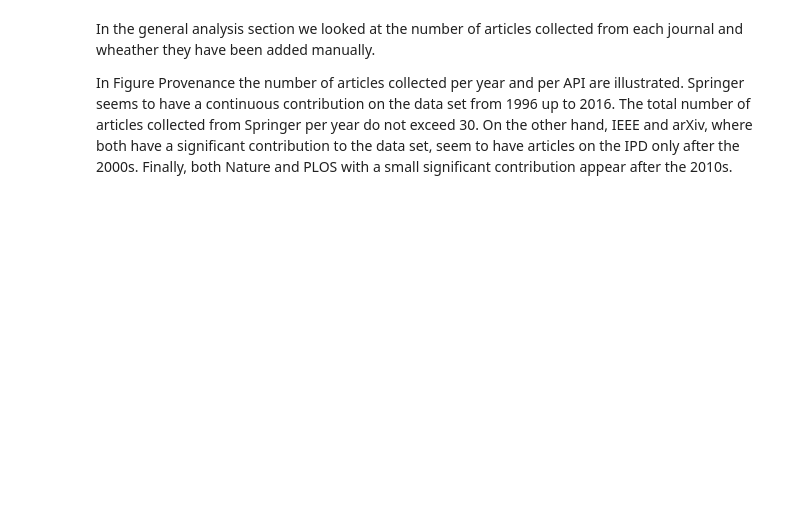
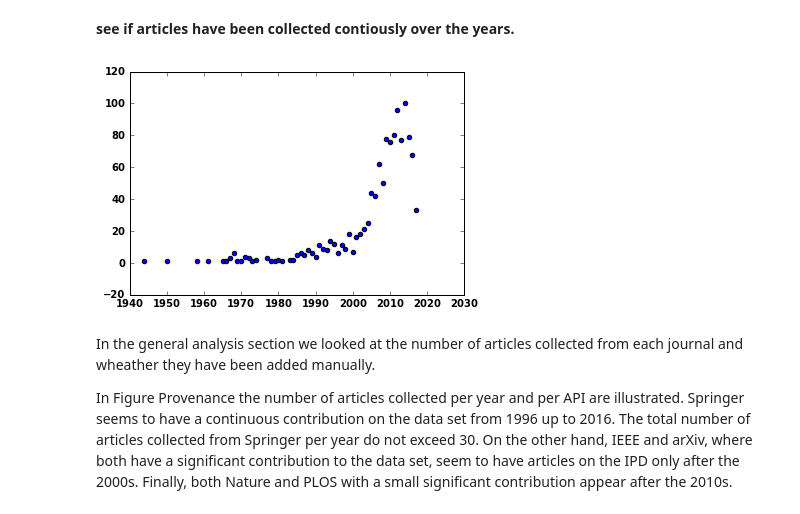
Before and after one commit to Nikoleta-v3/bibliometric-study-of-the-prisoners-dilemma, a Jupyter notebook: src/nbs/2. Temporal Analysis.ipynb, the cells around one changed output. Drawn from its saved outputs; the diff is of its cells as text; code cells hidden in the pictures; blank space fills up the shorter version.

```diff
--- a/src/nbs/2. Temporal Analysis.ipynb
+++ b/src/nbs/2. Temporal Analysis.ipynb
@@ -26,5 +25,12 @@ df = pd.read_json('../data/data_nov_2017.json')
 # %%
 size = len(df['unique_key'].unique())
+# %% [markdown]
+**see if articles have been collected contiously over the years.**
+# %%
+yearly_df = df.groupby(['unique_key', 'date']).size().reset_index().groupby('date').size()
+plt.scatter(yearly_df.index, yearly_df);
+# %% [output]
+[figure, added]
 # %% [markdown]
 In the general analysis section we looked at the number of articles collected from each journal and wheather they have been added manually.
 
```
Also changed, not shown: parts of 8 cells of this notebook, 47 other files.
